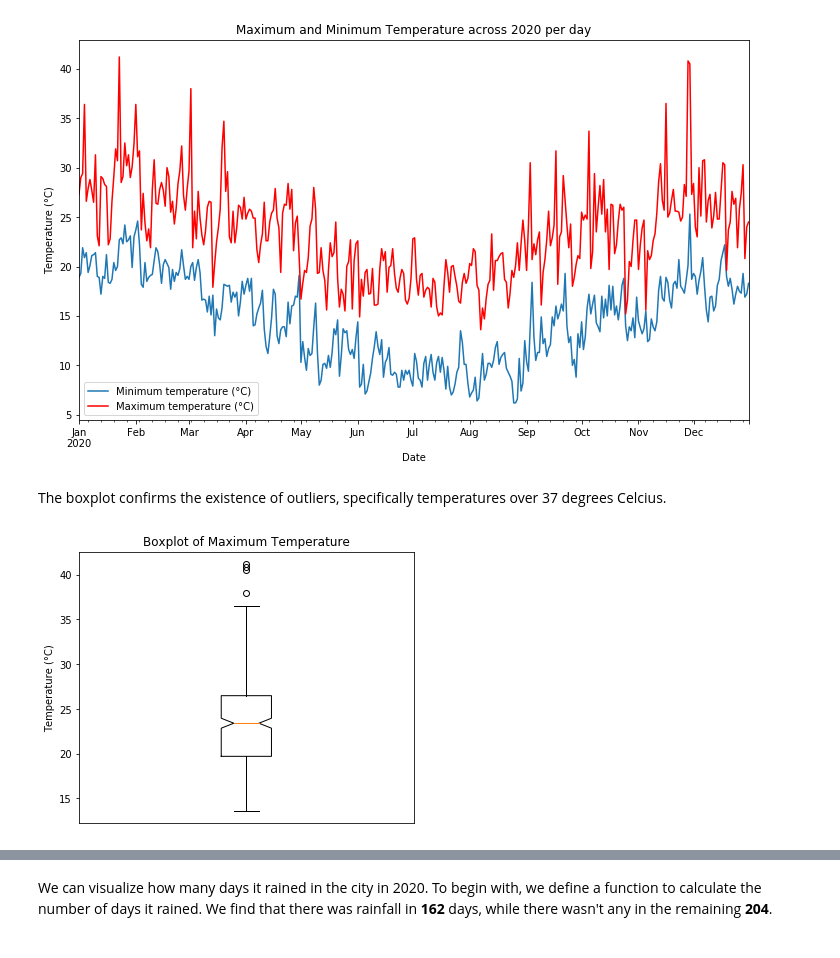
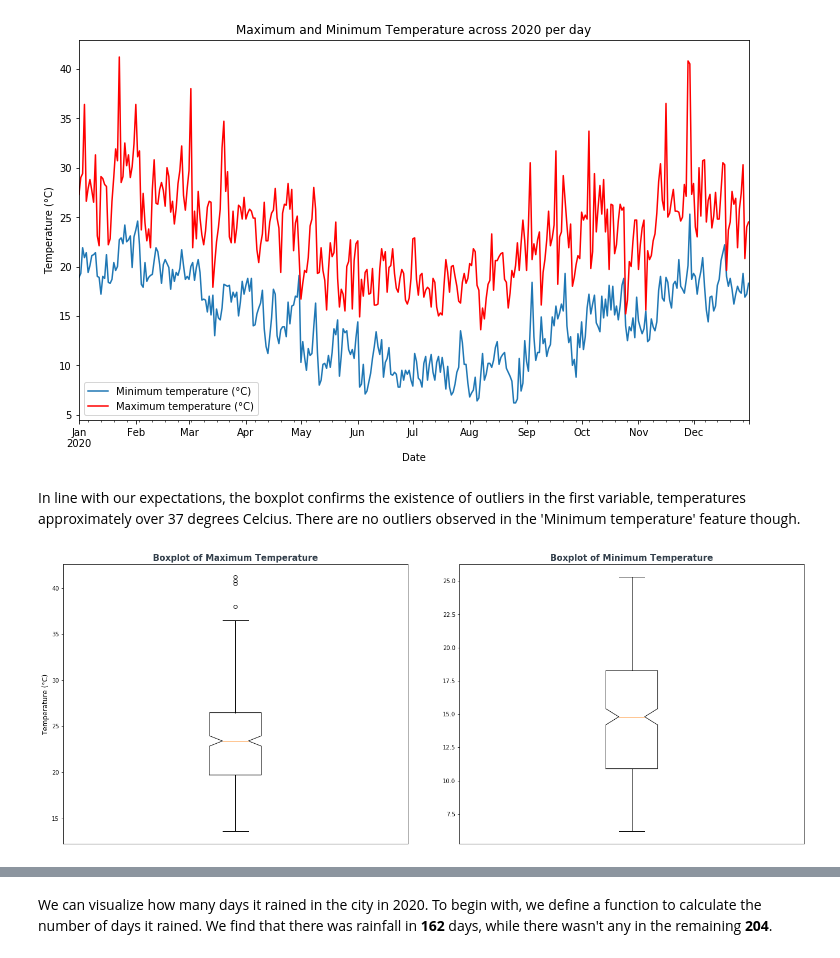
Before and after one commit to pvts/rainfall-prediction, a Jupyter notebook: weather.ipynb, the cells around one changed output, grey strips where cells are left out. Cells and saved outputs as stored; diff of their text form; code cells hidden in the pictures.

```diff
--- a/weather.ipynb
+++ b/weather.ipynb
@@ -95,13 +99,18 @@ plt.show()
 # %% [output]
 [figure]
 # %% [markdown]
-The boxplot confirms the existence of outliers, specifically temperatures over 37 degrees Celcius.
+In line with our expectations, the boxplot confirms the existence of outliers in the first variable, temperatures approximately over 37 degrees Celcius. There are no outliers observed in the 'Minimum temperature' feature though.
-# %%
-plt.figure(figsize=(6,5))
-plt.boxplot(max_temp, notch=True)
-plt.title('Boxplot of Maximum Temperature')
-plt.ylabel('Temperature (°C)')
-plt.xticks([])
-plt.show()
-# %% [output]
-[figure, removed]
+# %%
+fig, (ax1, ax2) = plt.subplots(1, 2, figsize=(9,9), sharex=True)
+ax1.boxplot(max_temp, notch=True)
+ax1.set_title('Boxplot of Maximum Temperature', fontsize=15, fontweight='black', color='#333F4B')
+ax1.set_ylabel('Temperature (°C)', fontsize=12)
+
+#2nd plot
+ax2.boxplot(min_temp, notch=True)
+ax2.set_title('Boxplot of Minimum Temperature', fontsize=15, fontweight='black', color='#333F4B')
+plt.subplots_adjust(left=7, right=9, wspace=0.15)
+plt.xticks([])
+plt.show()
+# %% [output]
+[figure, added]
```
Also changed, not shown: parts of 29 cells of this notebook.
